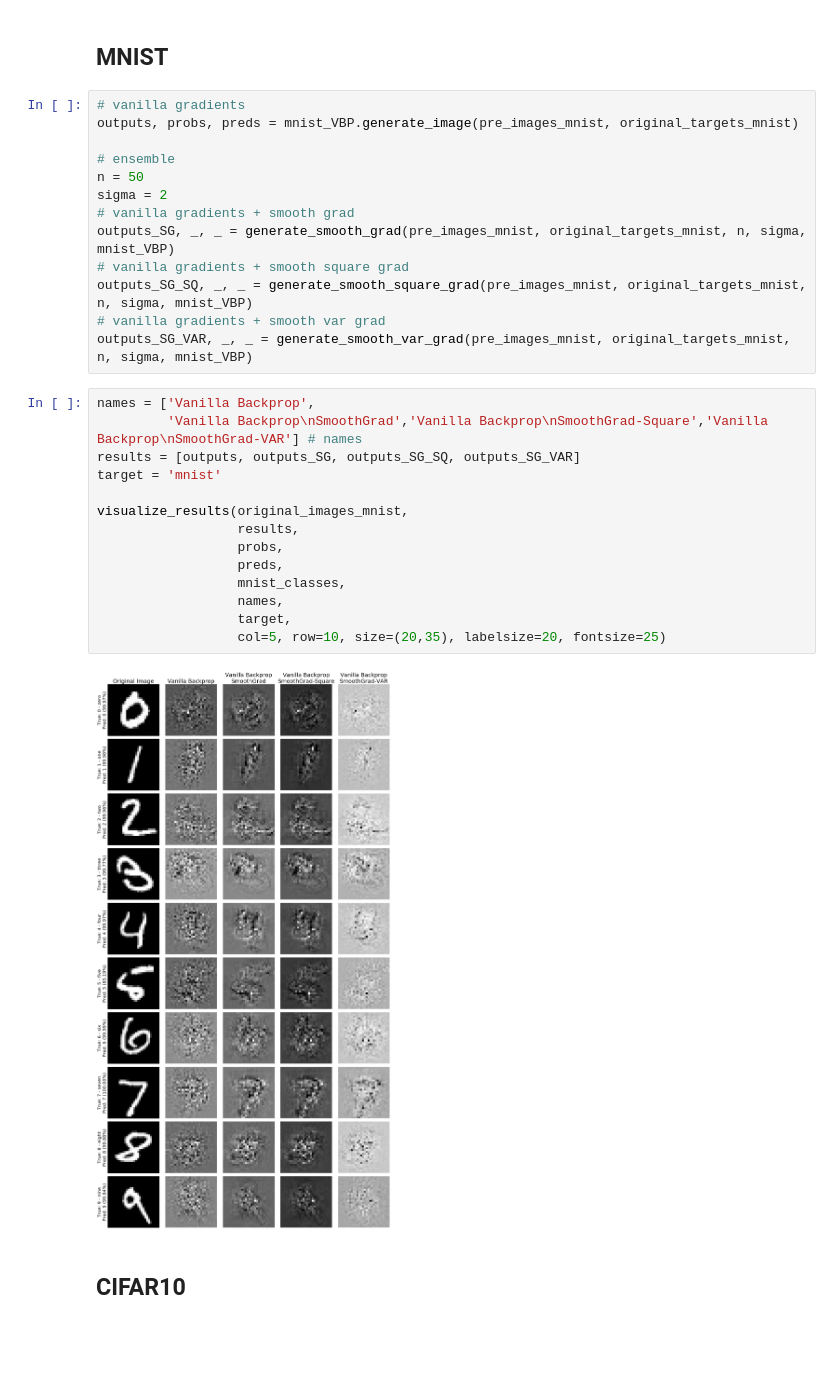
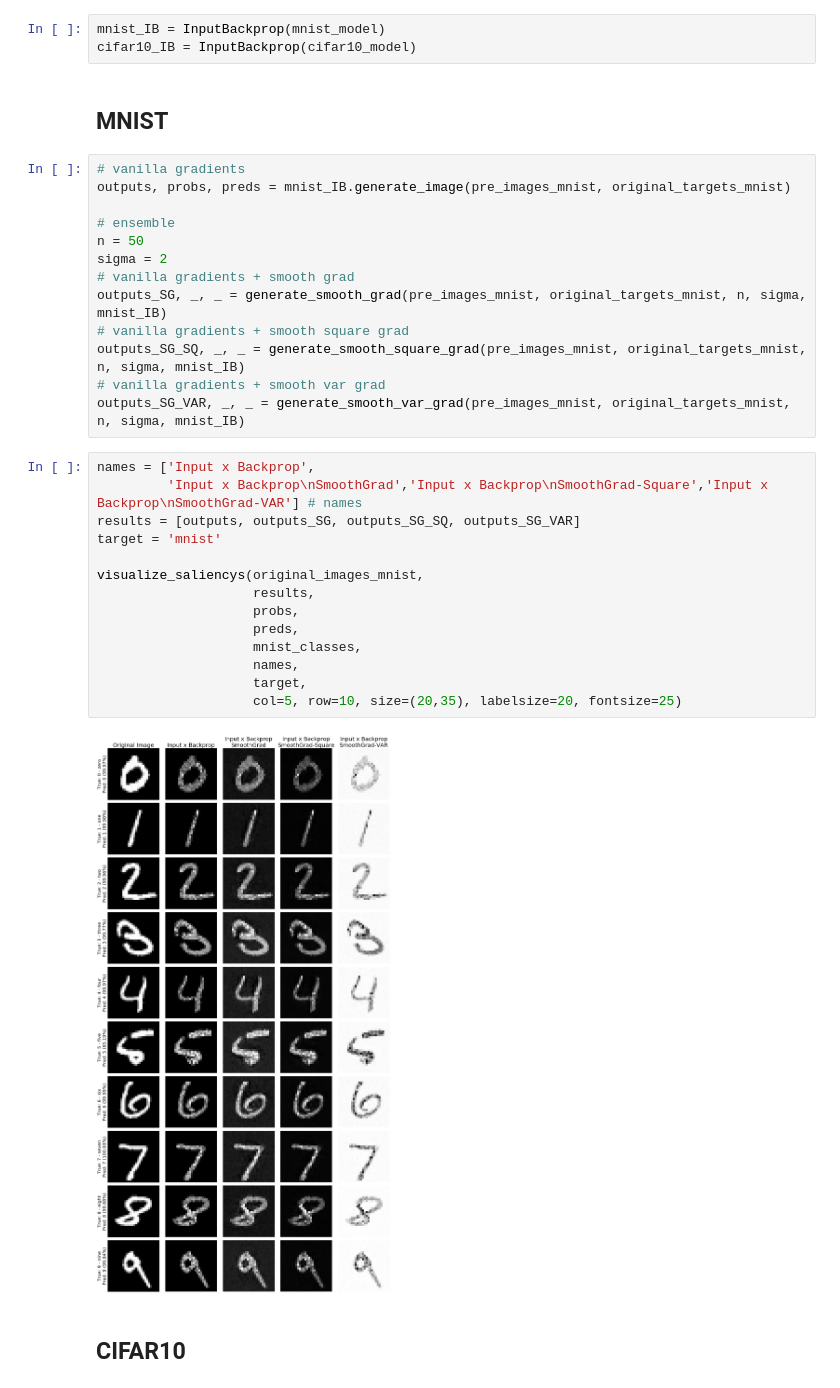
Before and after one commit to TooTouch/WhiteBox-Part1, a Jupyter notebook: notebook/[Attribution] - Input x Backpropagation & Ensemble.ipynb, the cells around one changed output. Drawn from its saved outputs; the diff is of its cells as text; blank space fills up the shorter version.

```diff
--- a/notebook/[Attribution] - Input x Backpropagation & Ensemble.ipynb
+++ b/notebook/[Attribution] - Input x Backpropagation & Ensemble.ipynb
@@ -78,34 +33,37 @@ def visualize_results(origin_imgs, results, probs, preds, classes, names, target
+# %%
+mnist_IB = InputBackprop(mnist_model)
+cifar10_IB = InputBackprop(cifar10_model)
 # %% [markdown]
 ## MNIST
 # %%
 # vanilla gradients
-outputs, probs, preds = mnist_VBP.generate_image(pre_images_mnist, original_targets_mnist)
+outputs, probs, preds = mnist_IB.generate_image(pre_images_mnist, original_targets_mnist)
 
 # ensemble
 n = 50
 sigma = 2
 # vanilla gradients + smooth grad
-outputs_SG, _, _ = generate_smooth_grad(pre_images_mnist, original_targets_mnist, n, sigma, mnist_VBP)
+outputs_SG, _, _ = generate_smooth_grad(pre_images_mnist, original_targets_mnist, n, sigma, mnist_IB)
 # vanilla gradients + smooth square grad
-outputs_SG_SQ, _, _ = generate_smooth_square_grad(pre_images_mnist, original_targets_mnist, n, sigma, mnist_VBP)
+outputs_SG_SQ, _, _ = generate_smooth_square_grad(pre_images_mnist, original_targets_mnist, n, sigma, mnist_IB)
 # vanilla gradients + smooth var grad
-outputs_SG_VAR, _, _ = generate_smooth_var_grad(pre_images_mnist, original_targets_mnist, n, sigma, mnist_VBP)
+outputs_SG_VAR, _, _ = generate_smooth_var_grad(pre_images_mnist, original_targets_mnist, n, sigma, mnist_IB)
 # %%
-names = ['Vanilla Backprop',
-         'Vanilla Backprop\nSmoothGrad','Vanilla Backprop\nSmoothGrad-Square','Vanilla Backprop\nSmoothGrad-VAR'] # names
+names = ['Input x Backprop',
+         'Input x Backprop\nSmoothGrad','Input x Backprop\nSmoothGrad-Square','Input x Backprop\nSmoothGrad-VAR'] # names
 results = [outputs, outputs_SG, outputs_SG_SQ, outputs_SG_VAR]
 target = 'mnist'
 
-visualize_results(original_images_mnist,
-                  results,
-                  probs,
-                  preds,
-                  mnist_classes,
-                  names,
-                  target,
-                  col=5, row=10, size=(20,35), labelsize=20, fontsize=25)
+visualize_saliencys(original_images_mnist,
+                    results,
+                    probs,
+                    preds,
+                    mnist_classes,
+                    names,
+                    target,
+                    col=5, row=10, size=(20,35), labelsize=20, fontsize=25)
 # %% [output]
-[figure, old version]
+[figure, new version]
 # %% [markdown]
 ## CIFAR10
 # %%
```
Also changed, not shown: parts of 6 cells of this notebook, 6 other files.
